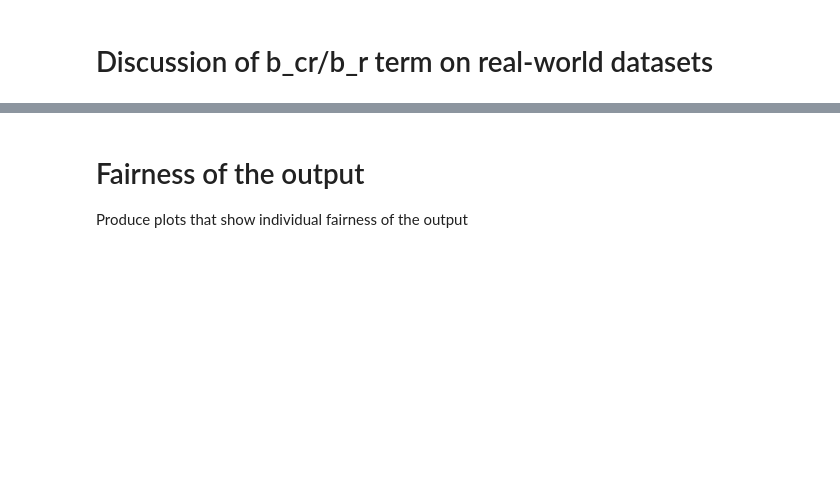
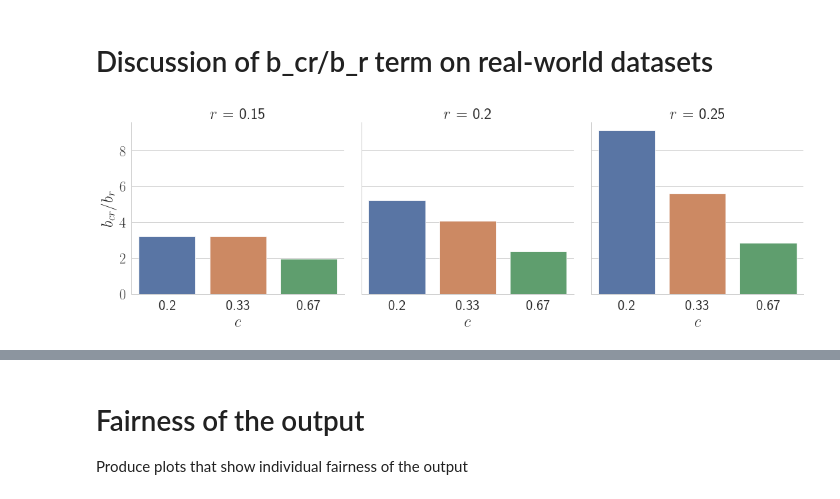
Before and after one commit to alfahaf/fair-nn, a Jupyter notebook: src/log.ipynb, the cells around one changed output, grey strips where cells are left out. Saved outputs shown, nothing was run; the diff lists cells and outputs as text; code cells hidden in the pictures; blank space fills up the shorter version.

```diff
--- a/src/log.ipynb
+++ b/src/log.ipynb
@@ -40,6 +76,8 @@ for ds in set(df.dataset):
 # Discussion of b_cr/b_r term on real-world datasets
 # %%
 def ratio_plot(ds_name, distance_fn, rs, cs):
+    plt.rcParams["figure.figsize"] =(20,10)
+    sns.set_context('paper', font_scale=2.5)
     data, queries, _, _ = get_dataset(ds_name)
     groundtruth = bruteforce(data, queries, distance_fn)
 
@@ -59,7 +97,10 @@ def ratio_plot(ds_name, distance_fn, rs, cs):
 
     ball_grouped_df = ball_df.groupby(['r', 'c']).sum().reset_index()
     ball_grouped_df['rel'] = ball_grouped_df[['br', 'bcr']].apply(lambda x:  x[1] / x[0], axis=1)
-    sns.catplot(data=ball_grouped_df[['r', 'c', 'rel']].round(2).rename(columns={'rel' : '$b_{cr} / b_r$'}),x='c', y='$b_{cr} / b_r$', kind='bar', col='r')
+    sns.catplot(data=ball_grouped_df[['r', 'c', 'rel']].round(2).rename(columns={'r': '$r$', 'c': '$c$', 'rel' : '$b_{cr} / b_r$'}),x='$c$', y='$b_{cr} / b_r$', kind='bar', col='$r$')
+    plt.savefig(f"plots/{ds_name}_ratio_plot.pdf")
 # %%
-ratio_plot("lastfm", jaccard, (0.15, 0.2, 0.25), (2/3, 1/2, 1/3, 1/4, 1/5) )
+ratio_plot("lastfm", jaccard, (0.15, 0.2, 0.25), (2/3, 1/3, 1/5))
+# %% [output]
+[figure, added]
 # %%
```
Also changed, not shown: parts of 16 cells of this notebook, 8 other files.
